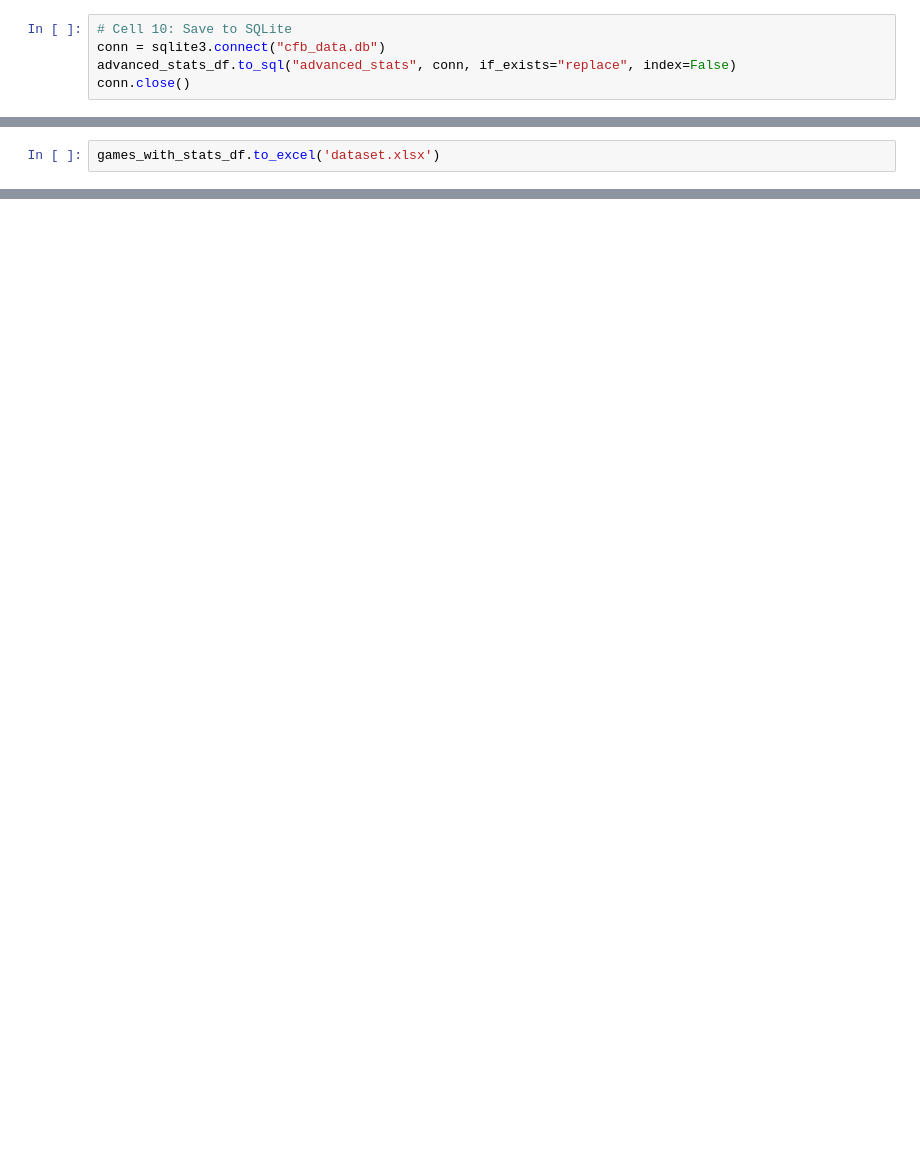
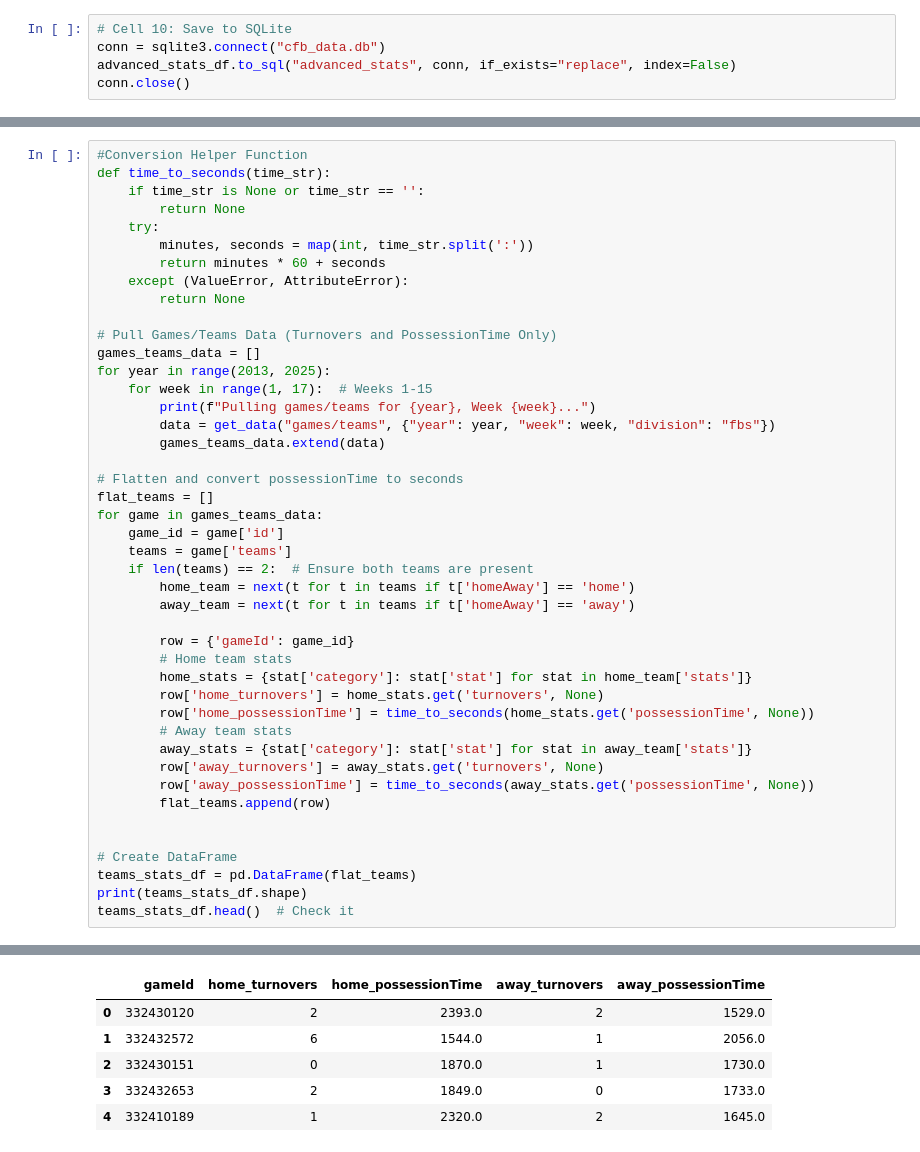
Before and after one commit to qwe740/BettingModels, a Jupyter notebook: Datapull.ipynb, the cells around one changed output, grey strips where cells are left out. Drawn from its saved outputs; the diff is of its cells as text; blank space fills up the shorter version.

```diff
--- a/cfb_model_dev.ipynb
+++ b/Datapull.ipynb
@@ -368,2 +344,45 @@ conn.close()
-# %%
-games_with_stats_df.to_excel('dataset.xlsx')
+# %%
+#Conversion Helper Function
+def time_to_seconds(time_str):
+    if time_str is None or time_str == '':
+        return None
+    try:
+        minutes, seconds = map(int, time_str.split(':'))
+        return minutes * 60 + seconds
+    except (ValueError, AttributeError):
+        return None
+
+# Pull Games/Teams Data (Turnovers and PossessionTime Only)
+games_teams_data = []
+for year in range(2013, 2025):
+    for week in range(1, 17):  # Weeks 1-15
+        print(f"Pulling games/teams for {year}, Week {week}...")
+        data = get_data("games/teams", {"year": year, "week": week, "division": "fbs"})
+        games_teams_data.extend(data)
+
+# Flatten and convert possessionTime to seconds
+flat_teams = []
+for game in games_teams_data:
+    game_id = game['id']
+    teams = game['teams']
+    if len(teams) == 2:  # Ensure both teams are present
+        home_team = next(t for t in teams if t['homeAway'] == 'home')
+        away_team = next(t for t in teams if t['homeAway'] == 'away')
+
+        row = {'gameId': game_id}
+        # Home team stats
+        home_stats = {stat['category']: stat['stat'] for stat in home_team['stats']}
+        row['home_turnovers'] = home_stats.get('turnovers', None)
+        row['home_possessionTime'] = time_to_seconds(home_stats.get('possessionTime', None))
+        # Away team stats
+        away_stats = {stat['category']: stat['stat'] for stat in away_team['stats']}
+        row['away_turnovers'] = away_stats.get('turnovers', None)
+        row['away_possessionTime'] = time_to_seconds(away_stats.get('possessionTime', None))
+        flat_teams.append(row)
+
+
+# Create DataFrame
+teams_stats_df = pd.DataFrame(flat_teams)
+print(teams_stats_df.shape)
+teams_stats_df.head()  # Check it
+# %% [output]
@@ -369,0 +406,6 @@ games_with_stats_df.to_excel('dataset.xlsx')
+|  | gameId | home_turnovers | home_possessionTime | away_turnovers | away_possessionTime |
+| 0 | 332430120 | 2 | 2393.0 | 2 | 1529.0 |
+| 1 | 332432572 | 6 | 1544.0 | 1 | 2056.0 |
+| 2 | 332430151 | 0 | 1870.0 | 1 | 1730.0 |
+| 3 | 332432653 | 2 | 1849.0 | 0 | 1733.0 |
+| 4 | 332410189 | 1 | 2320.0 | 2 | 1645.0 |
```
Also changed, not shown: parts of 9 cells of this notebook, 2 other files.
